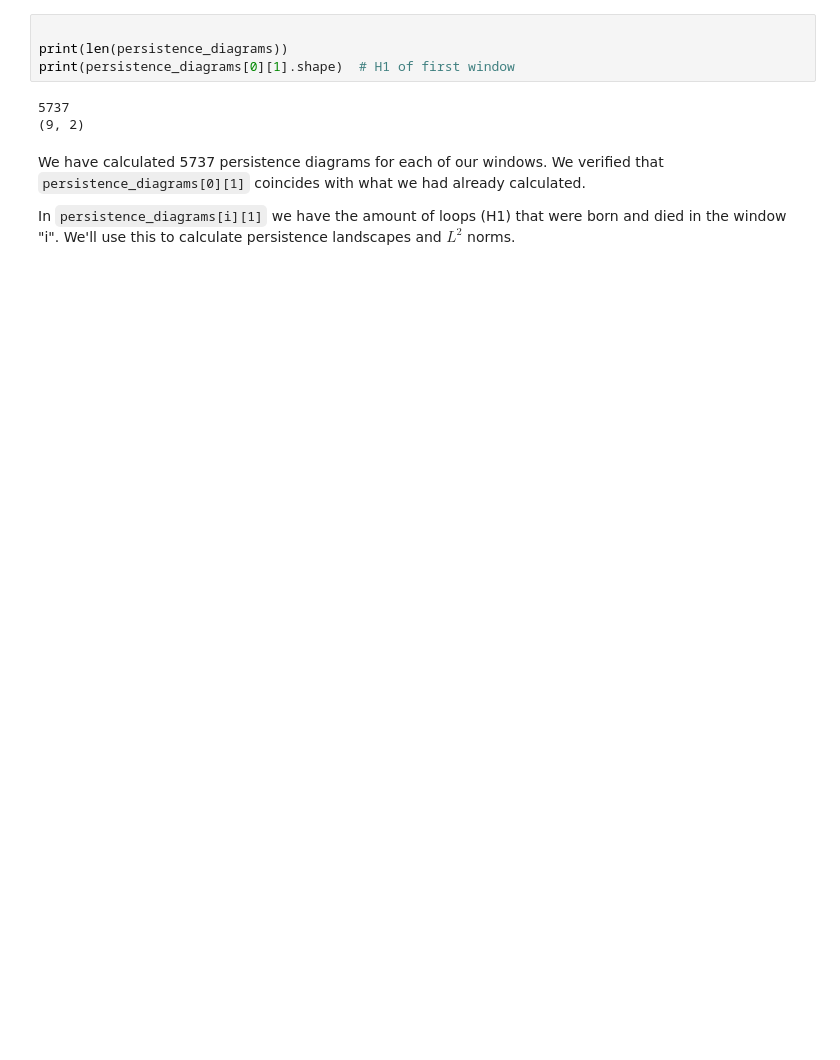
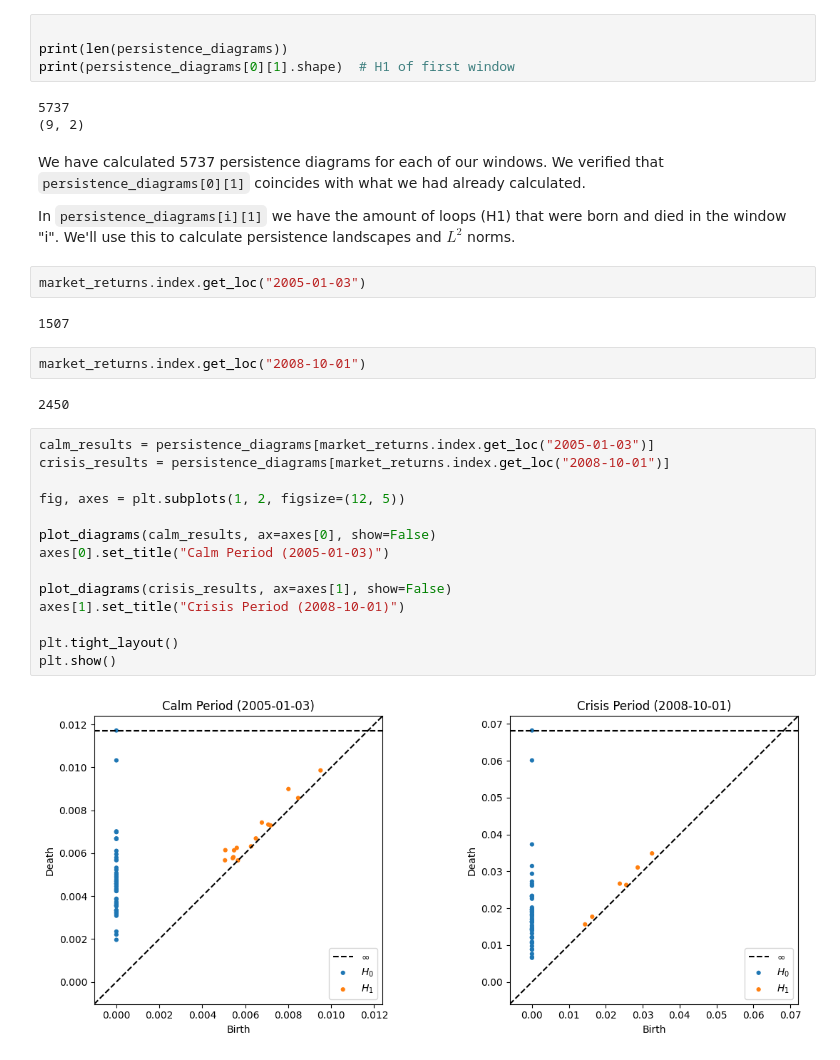
Before and after one commit to TDA-Gabo/tda-market-signals, a Jupyter notebook: notebooks/02_topological_transitions.ipynb, the cells around one changed output. Saved outputs shown, nothing was run; the diff lists cells and outputs as text; blank space fills up the shorter version.

Commit message:
Add persistence diagram comparison: calm vs crisis period

```diff
--- a/notebooks/02_topological_transitions.ipynb
+++ b/notebooks/02_topological_transitions.ipynb
@@ -97,3 +97,27 @@ print(persistence_diagrams[0][1].shape)  # H1 of first window
 We have calculated 5737 persistence diagrams for each of our windows. We verified that `persistence_diagrams[0][1]` coincides with what we had already calculated.
 
 In `persistence_diagrams[i][1]` we have the amount of loops (H1) that were born and died in the window "i". We'll use this to calculate persistence landscapes and $L^2$ norms.
+# %%
+market_returns.index.get_loc("2005-01-03")
+# %% [output]
+1507
+# %%
+market_returns.index.get_loc("2008-10-01")
+# %% [output]
+2450
+# %%
+calm_results = persistence_diagrams[market_returns.index.get_loc("2005-01-03")]
+crisis_results = persistence_diagrams[market_returns.index.get_loc("2008-10-01")]
+
+fig, axes = plt.subplots(1, 2, figsize=(12, 5))
+
+plot_diagrams(calm_results, ax=axes[0], show=False)
+axes[0].set_title("Calm Period (2005-01-03)")
+
+plot_diagrams(crisis_results, ax=axes[1], show=False)
+axes[1].set_title("Crisis Period (2008-10-01)")
+
+plt.tight_layout()
+plt.show()
+# %% [output]
+[figure, added]
```
Also changed, not shown: parts of 3 cells of this notebook.
